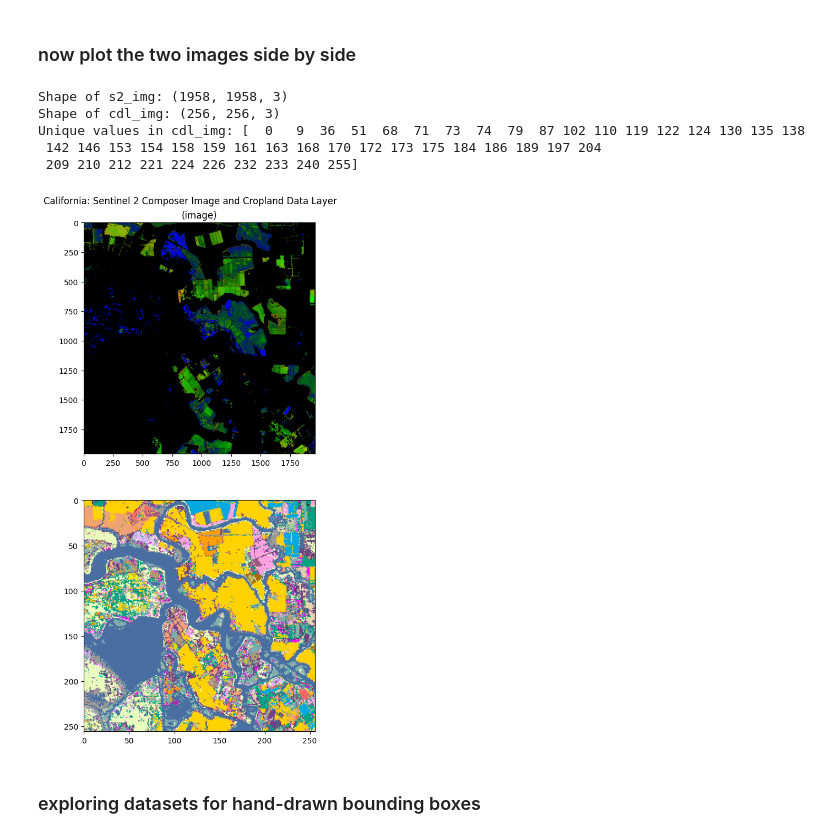
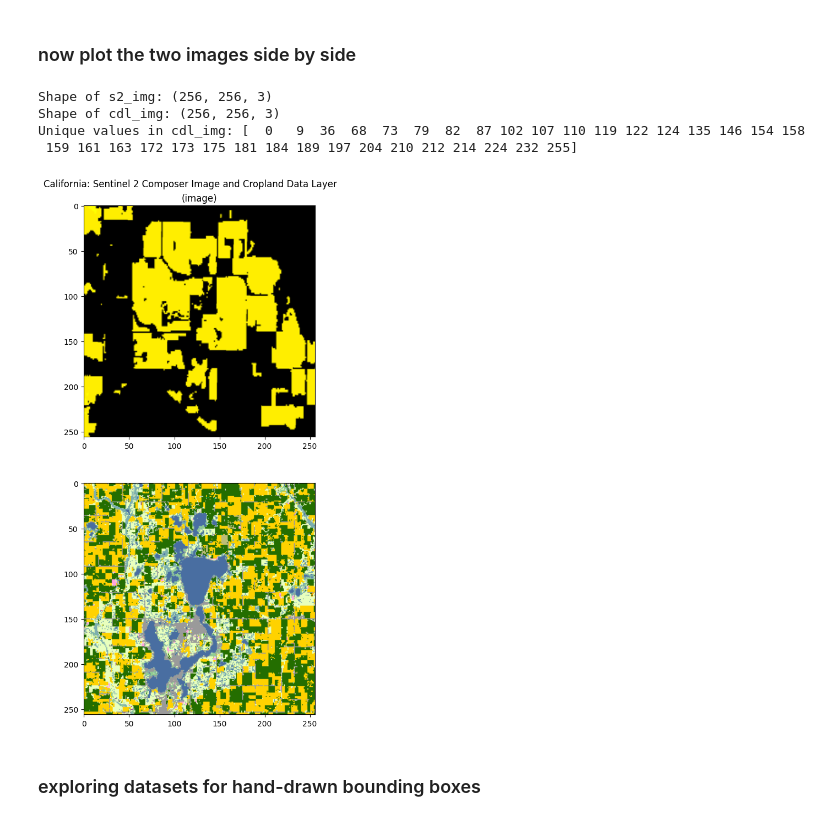
Before and after one commit to krissykodes/geospatial_workflows, a Jupyter notebook: curate_data.ipynb, the cells around one changed output. Drawn from its saved outputs; the diff is of its cells as text; code cells hidden in the pictures.

```diff
--- a/curate_data.ipynb
+++ b/curate_data.ipynb
@@ -63,7 +63,7 @@ Successfully installed mercantile-1.2.1
 # %%
 test_bbox = [-96.593305, 43.294295, -96.416016, 43.405656] #from https://boundingbox.klokantech.com/, choose csv and copy
 import mercantile
-
+bounds = [-95.18692156066976,43.42434645604768,-95.10904155841622,43.46973000829417]
 # Define your bounding box from klokantech
 test_bbox = [-96.593305, 43.294295, -96.416016, 43.405656]  # [west, south, east, north]
 zoom = 13  # or 12/14 based on pixel resolution needs
@@ -102,7 +102,7 @@ x: 1901, y: 3000, z: 13
 %%time
 # udf_cdl = fused.load("gabriel@fused.io/CDL_mask")
 # udf_git = fused.load("https://github.com/fusedio/udfs/tree/d5f58fc/public/CDLs_Tile_Example/")
-cdl_arr = fused.run("fsh_2oeMLHatQiA5CaAAoUUAKU", x=x, y=y, z=z)
+cdl_arr = fused.run("fsh_2oeMLHatQiA5CaAAoUUAKU", bounds=bounds, zoom=)
 # cdl_arr = fused.run(udf=udf_cdl,west=str(test_bbox[0]), south=str(test_bbox[1]),  east=str(test_bbox[2]), north=str(test_bbox[3]))
 #cdl_arr = fused.run(udf=udf_cdl,west=str(test_bbox[0]), south=str(test_bbox[1]),  east=str(test_bbox[2]), north=str(test_bbox[3]))
 # cdl_arr = fused.run(udf=udf_cdl,west="-121.4864702361", south="37.8985667617",  east="-121.182286632", north="38.0465805862") #farmland near Stockton
@@ -305,7 +303,7 @@ print(rgb_to_hex(255, 165, 1))
 ###  download a false RGB color image of 3 of the sentinel 2 bands/indices in the same way
 # %%
 %%time
-s2_arr = fused.run("fsh_1uNooTlzzmdGbPoOFHIzM1", x=x, y=y, z=z)
+s2_arr = fused.run("fsh_1uNooTlzzmdGbPoOFHIzM1", bounds=bounds)
 # udf_s2 = fused.load("gabriel@fused.io/S2_3ch")
 # udf_s2 = fused.load("S2_composer")
 
@@ -314,4 +312,12 @@ s2_arr = fused.run("fsh_1uNooTlzzmdGbPoOFHIzM1", x=x, y=y, z=z)
 #                    cloud_cover_perc="10",pixel_perc = "99"
 #                   )
 s2_img = np.transpose(np.array(s2_arr.image[0:3],'uint8'),(1,2,0))
+from PIL import Image
+import numpy as np
+
+pil_img = Image.fromarray(s2_img)
+
+
+resized_img = pil_img.resize((256, 256))
+s2_img_resized = np.array(resized_img)
 # %% [output]
@@ -321,7 +327,7 @@ Wall time: 3 s
 ### now plot the two images side by side
 # %%
 # Print the shapes of the images
-print("Shape of s2_img:", s2_img.shape)
+print("Shape of s2_img:", s2_img_resized.shape)
 print("Shape of cdl_img:", cdl_img.shape)
 
 # Check the content of the images
@@ -330,32 +336,31 @@ print("Unique values in cdl_img:", np.unique(cdl_img))
 # Adjust the plotting code if necessary
 # For example, if cdl_img is a 3D array, you might need to select a specific band or reshape it
 # %% [output]
-Shape of s2_img: (1958, 1958, 3)
+Shape of s2_img: (256, 256, 3)
 Shape of cdl_img: (256, 256, 3)
-Unique values in cdl_img: [  0   9  36  51  68  71  73  74  79  87 102 110 119 122 124 130 135 138
- 142 146 153 154 158 159 161 163 168 170 172 173 175 184 186 189 197 204
- 209 210 212 221 224 226 232 233 240 255]
+Unique values in cdl_img: [  0   9  36  68  73  79  82  87 102 107 110 119 122 124 135 146 154 158
+ 159 161 163 172 173 175 181 184 189 197 204 210 212 214 224 232 255]
 # %%
 # Plotting the data
 import matplotlib.pyplot as plt
 import matplotlib.patches as mpatches
 fig, ax = plt.subplots(2,1,figsize=(13,12), constrained_layout=False)
 
-ax[0].imshow(s2_img)
+ax[0].imshow(s2_img_resized)
 ax[0].set_title('(image)')
 ax[1].imshow(cdl_img)
 # cdl_img_mapped = np.vectorize(dict_cdl.get)(cdl_img)
 # ax[1].imshow(np.squeeze(np.array(cdl_img_mapped)).transpose(1,2,0))
 # ax[1].set_title('(mask)')
 plt.suptitle('California: Sentinel 2 Composer Image and Cropland Data Layer', y=0.92)
 
 # add_handles = [mpatches.Patch(color=np.array(cl)/255.) for cl in dict_color_names.keys()]
 # label = dict_color_names.values()
 # ax[1].legend(add_handles, label, loc=(1.04, 0),prop={'size': 7})
 
 plt.show()
 # %% [output]
-[figure, old version]
+[figure, new version]
 # %% [markdown]
 ### exploring datasets for hand-drawn bounding boxes
 # %%
```
Also changed, not shown: parts of 4 cells of this notebook.
